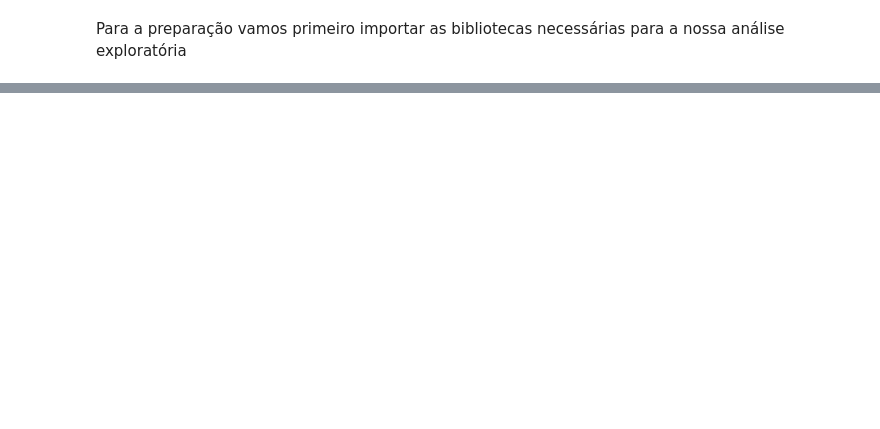
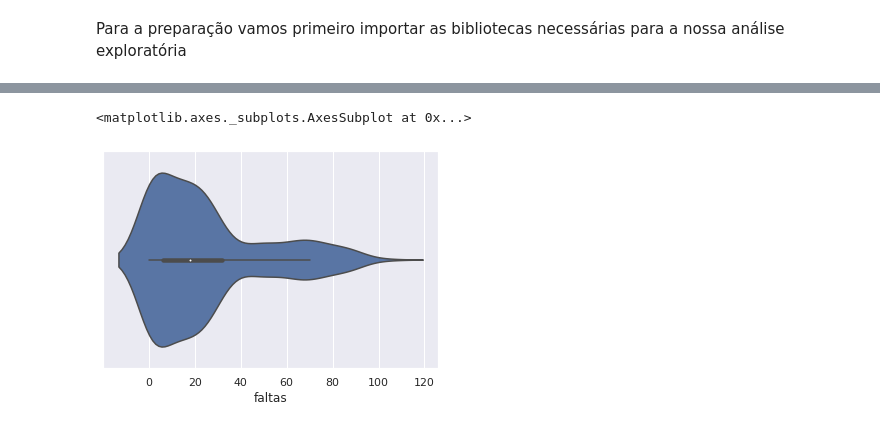
Before and after one commit to eBetcel/an-lise-ITP, a Jupyter notebook: analise_itp.ipynb, the cells around one changed output, grey strips where cells are left out. Cells and saved outputs as stored; diff of their text form; code cells hidden in the pictures; blank space fills up the shorter version.

```diff
--- a/analise_itp.ipynb
+++ b/analise_itp.ipynb
@@ -19,0 +44,2 @@ dadositp = pd.read_csv(io.BytesIO(uploaded['dados_itp.csv']), decimal=',')
+# %%
+dados_itp['desistente'] = dados_itp.apply(lambda row: desistente(row), axis=1)
@@ -19,0 +100,5 @@ dadositp = pd.read_csv(io.BytesIO(uploaded['dados_itp.csv']), decimal=',')
+# %%
+sns.violinplot(dados_itp['faltas'])
+# %% [output]
+<matplotlib.axes._subplots.AxesSubplot at 0x...>
+[figure, added]
```
Also changed, not shown: parts of 40 cells of this notebook.
